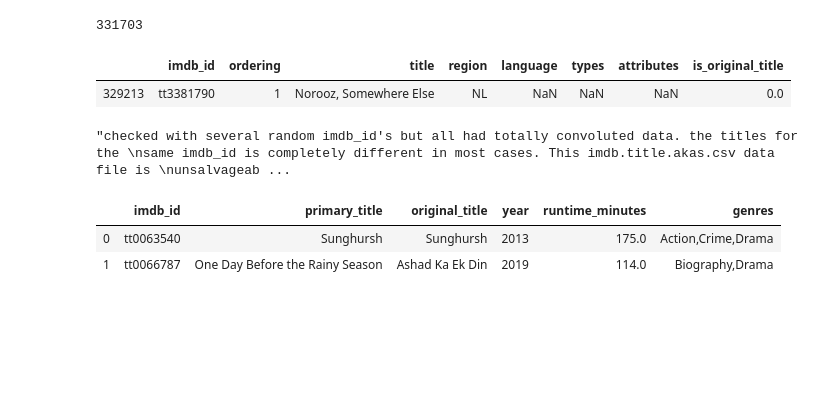
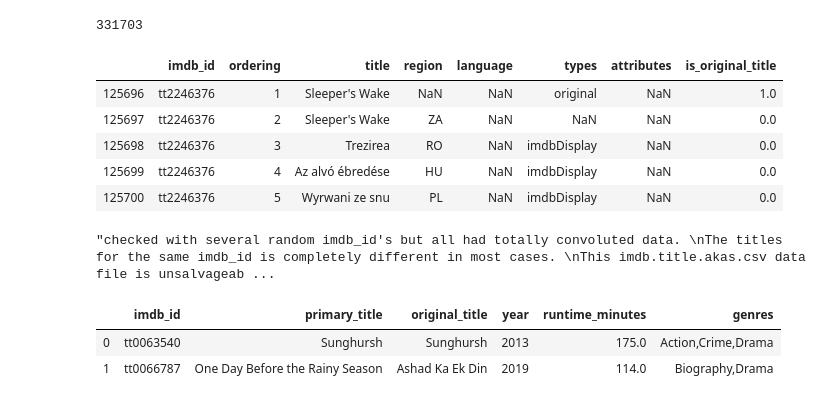
Before and after one commit to GitHub-ccd/Movie_Industry_Analysis_with_Pytho_MOD1, a Jupyter notebook: Data_Cleaning_Exploration.ipynb, the cells around one changed output. Drawn from its saved outputs; the diff is of its cells as text; code cells hidden in the pictures; blank space fills up the shorter version.

```diff
--- a/Data_Cleaning_Exploration.ipynb
+++ b/Data_Cleaning_Exploration.ipynb
@@ -142,16 +157,22 @@ display(takas.head(3), len(takas))
 331703
 # %%
 # checking data reducdencies
-rand_id=np.random.randint(0,len(takas))
-title=takas.loc[rand_id,'imdb_id']
+rand_id = np.random.randint(0, len(takas))
+title = takas.loc[rand_id, 'imdb_id']
 display(takas.loc[(takas.imdb_id == title)])
-'''checked with several random imdb_id's but all had totally convoluted data. the titles for the
-same imdb_id is completely different in most cases. This imdb.title.akas.csv data file is
-unsalvageable. file should not be used for further analysis.'''
+"""checked with several random imdb_id's but all had totally convoluted data.
+The titles for the same imdb_id is completely different in most cases.
+This imdb.title.akas.csv data file is unsalvageable.
+file should not be used for further analysis.
+"""
 # %% [output]
 |  | imdb_id | ordering | title | region | language | types | attributes | is_original_title |
-| 329213 | tt3381790 | 1 | Norooz, Somewhere Else | NL | NaN | NaN | NaN | 0.0 |
+| 125696 | tt2246376 | 1 | Sleeper's Wake | NaN | NaN | original | NaN | 1.0 |
+| 125697 | tt2246376 | 2 | Sleeper's Wake | ZA | NaN | NaN | NaN | 0.0 |
+| 125698 | tt2246376 | 3 | Trezirea | RO | NaN | imdbDisplay | NaN | 0.0 |
+| 125699 | tt2246376 | 4 | Az alvó ébredése | HU | NaN | imdbDisplay | NaN | 0.0 |
+| 125700 | tt2246376 | 5 | Wyrwani ze snu | PL | NaN | imdbDisplay | NaN | 0.0 |
-"checked with several random imdb_id's but all had totally convoluted data. the titles for the \nsame imdb_id is completely different in most cases. This imdb.title.akas.csv data file is \nunsalvageab ...
+"checked with several random imdb_id's but all had totally convoluted data. \nThe titles for the same imdb_id is completely different in most cases. \nThis imdb.title.akas.csv data file is unsalvageab ...
 # %%
 # IMDB datafile of title information could be important
 tbasics = pd.read_csv('Data/imdb.title.basics.csv')
```
Also changed, not shown: parts of 32 cells of this notebook, 3 other files.
